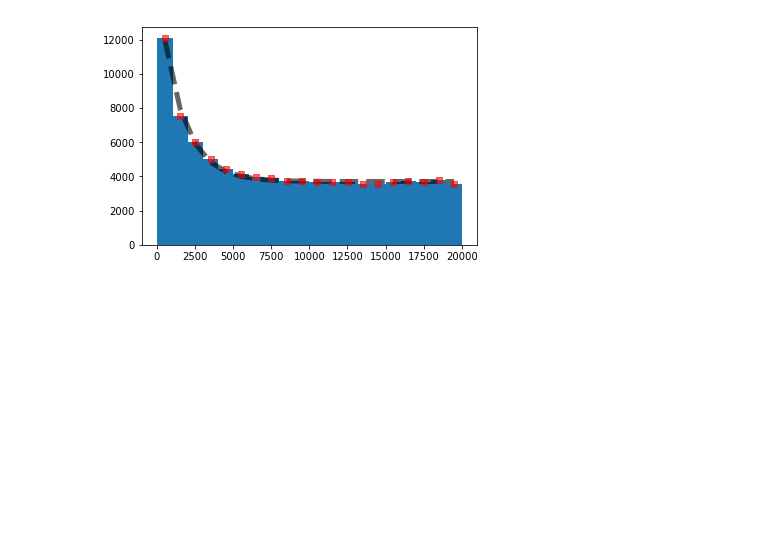
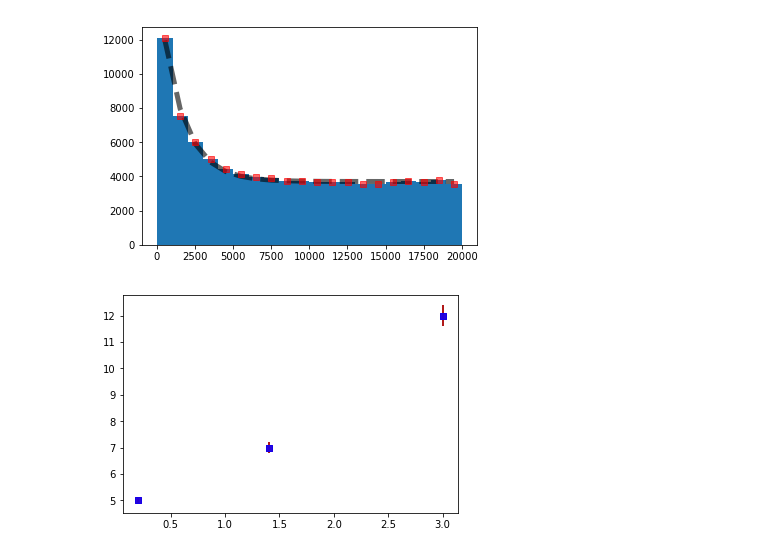
Before and after one commit to jsribaud/PHY363, a Jupyter notebook: sample_notebook3.ipynb, the cells around one changed output. Cells and saved outputs as stored; diff of their text form; code cells hidden in the pictures; blank space fills up the shorter version.

Commit message:
sample update w/ errorbar plot

```diff
--- a/sample_notebook3.ipynb
+++ b/sample_notebook3.ipynb
@@ -177,3 +177,21 @@ plt.show()
 [figure]
 # %%
 expon.pdf?
+# %%
+import numpy as np
+import matplotlib.pyplot as plt
+from scipy.optimize import curve_fit
+
+def func1(x, a, b):
+    return a*x+b
+
+x1=[0.2,1.4,3.0]
+y1=[5.,7.,12.]
+ysig=[.1,.2,.4]
+
+plt.plot(x1, y1, 'rs', lw=2, alpha=.6)
+plt.errorbar(x1, y1, yerr=ysig, fmt='bs', lw=2, alpha=.6, ecolor='r')
+
+plt.show()
+# %% [output]
+[figure, added]
```
Also changed, not shown: parts of 1 cell of this notebook.
